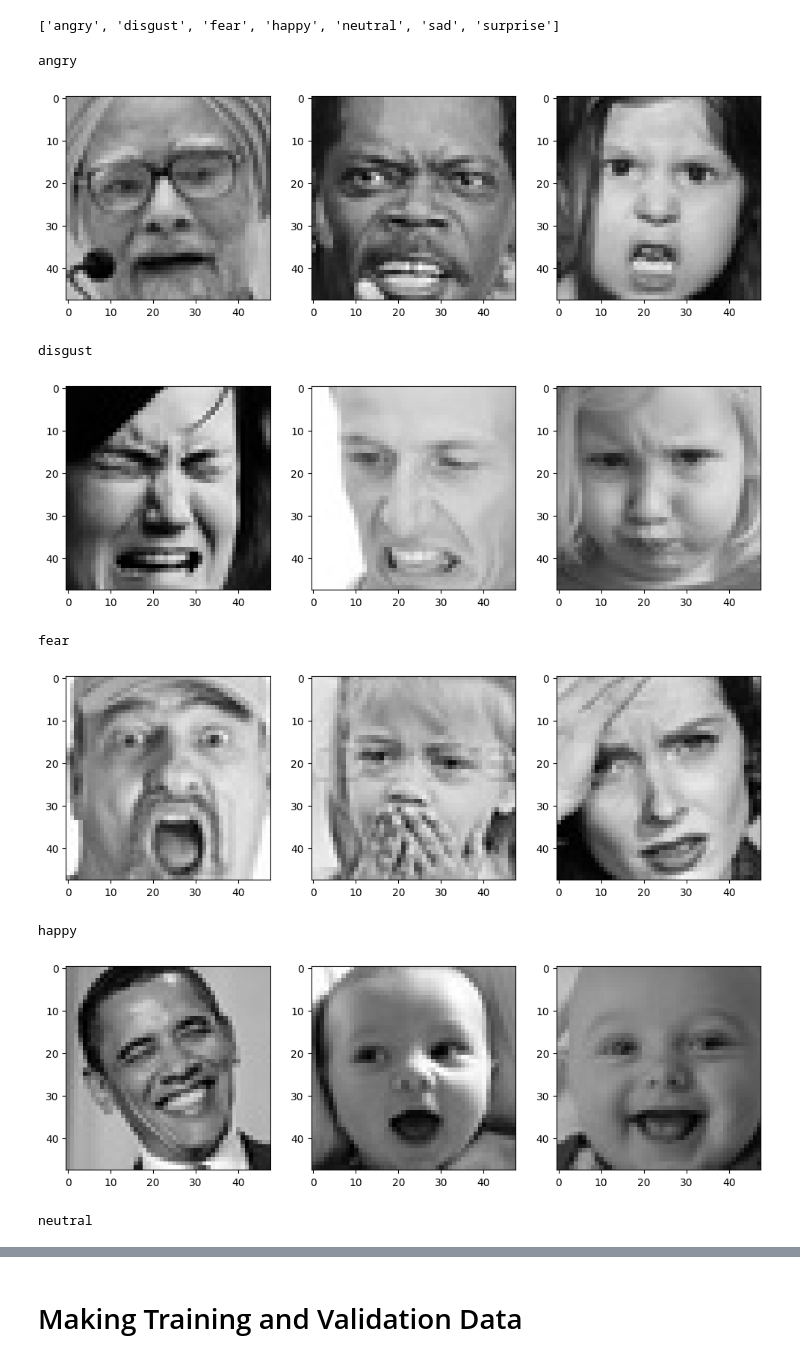
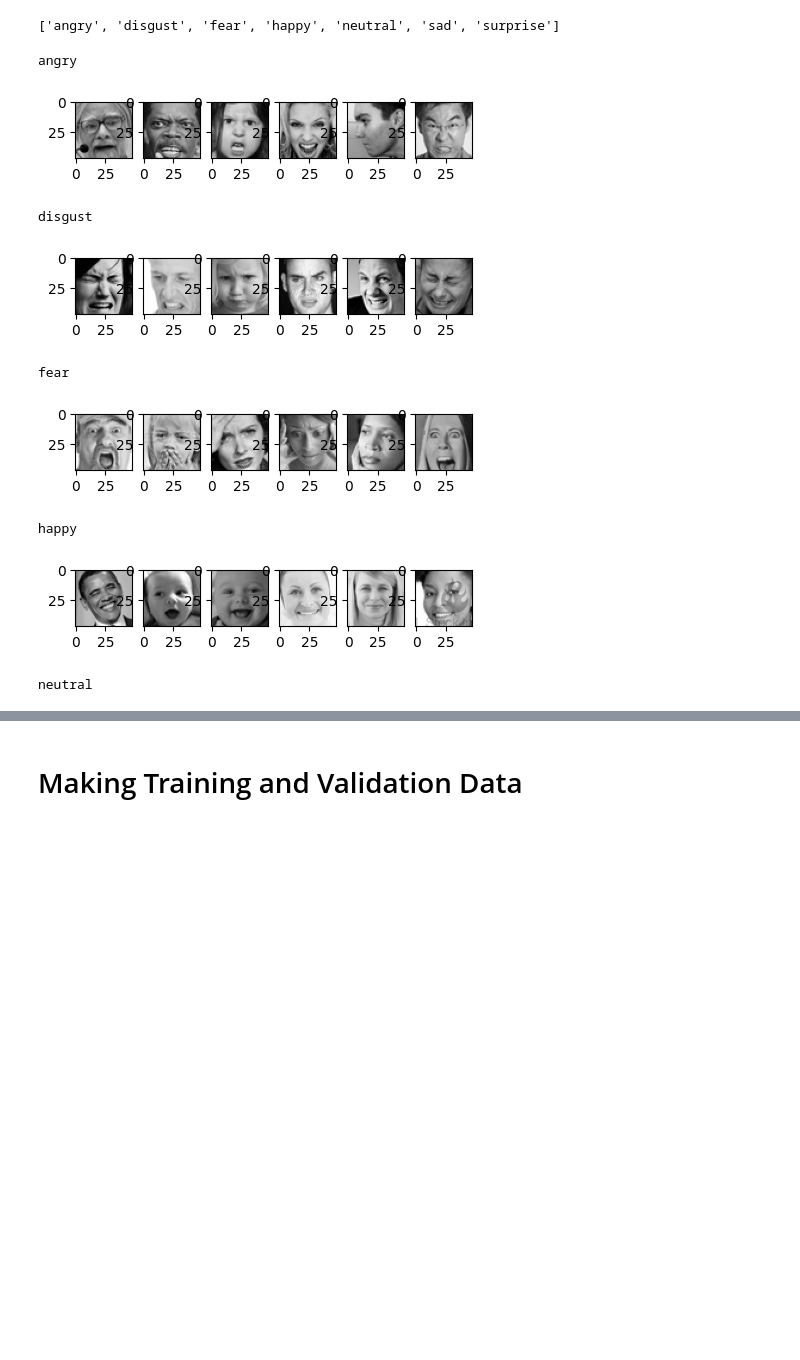
Before and after one commit to ChrisofAllTrades/Ht23-Deep-Learning-Tentamen, a Jupyter notebook: emotion-classification-cnn-using-keras.ipynb, the cells around one changed output, grey strips where cells are left out. Cells and saved outputs as stored; diff of their text form; code cells hidden in the pictures; blank space fills up the shorter version.

```diff
--- a/emotion-classification-cnn-using-keras.ipynb
+++ b/emotion-classification-cnn-using-keras.ipynb
@@ -25,25 +24,26 @@ os.listdir(folder_path+"train")
 # %% [output]
 ['angry', 'disgust', 'fear', 'happy', 'neutral', 'sad', 'surprise']
 # %%
-# List of directorys containing all expressions
+# List of directories containing all expressions
 expression = list(os.listdir(folder_path+"train"))
 
+# Plot subplot without labels
 for exp in expression:
-    plt.figure(figsize= (12,12))
+    plt.figure(figsize= (6,6))
     print(exp)
-    for i in range(1, 4, 1):
-        plt.subplot(1,3,i)
+    for i in range(1, 7, 1):
+        plt.subplot(1,7,i)
         img = load_img(folder_path+"train/"+exp+"/"+
                        os.listdir(folder_path + "train/" + exp)[i], target_size=(picture_size, picture_size))
         plt.imshow(img)
     plt.show()
 # %% [output]
 angry
-[figure, old version]
+[figure, new version]
 disgust
-[figure, old version]
+[figure, new version]
 fear
-[figure, old version]
+[figure, new version]
 happy
-[figure, old version]
+[figure, new version]
 neutral
```
Also changed, not shown: parts of 16 cells of this notebook, 5 other files.
